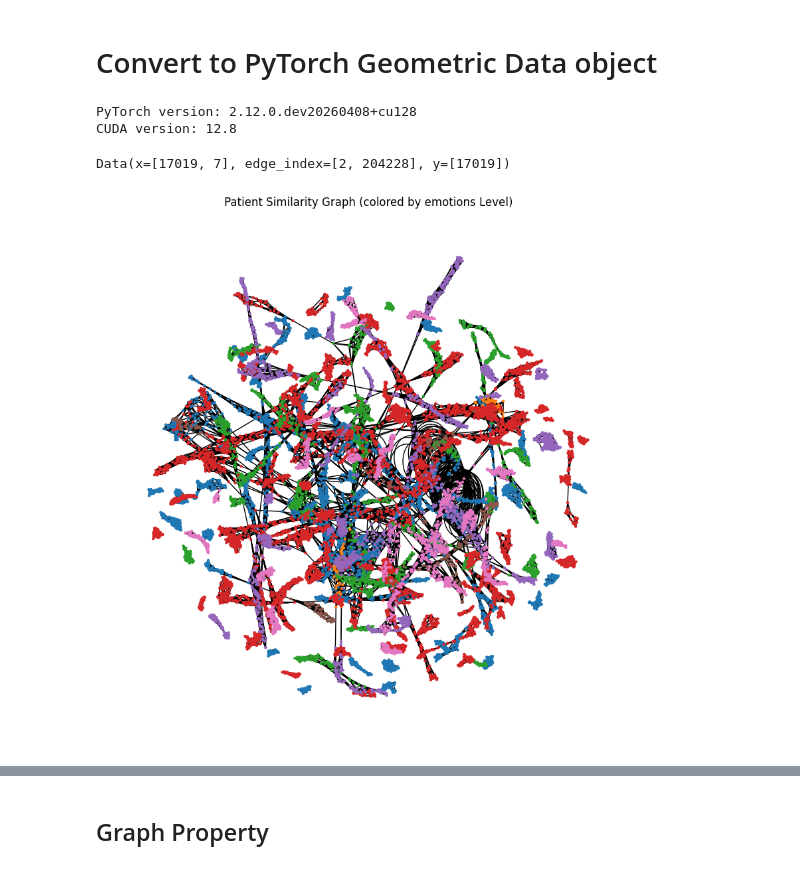
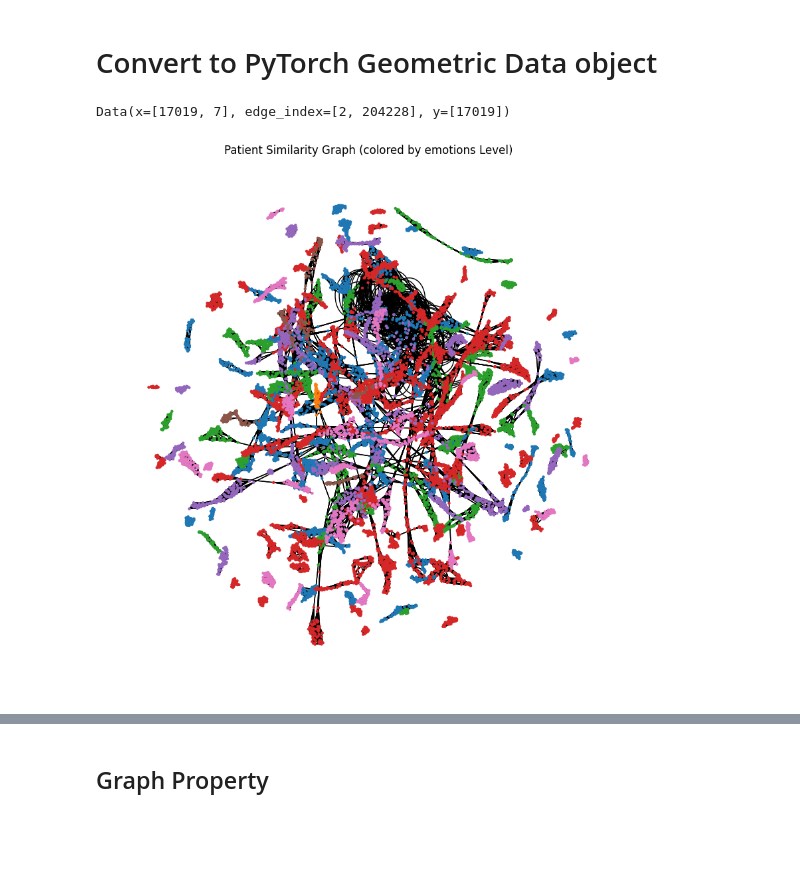
Before and after one commit to sadbinsiddique/Dl-net, a Jupyter notebook: notebook/gnn_casme2/run_gnn_casme2.ipynb, the cells around one changed output, grey strips where cells are left out. Saved outputs shown, nothing was run; the diff lists cells and outputs as text; code cells hidden in the pictures; blank space fills up the shorter version.

```diff
--- a/notebook/gnn_casme2/run_gnn_casme2.ipynb
+++ b/notebook/gnn_casme2/run_gnn_casme2.ipynb
@@ -75,11 +80,4 @@ Edge index shape: (2, 204228)
 Encoded target shape (y_level): (7,)
 # %% [markdown]
 # Convert to PyTorch Geometric Data object
-# %%
-import torch
-print(f"PyTorch version: {torch.__version__}")
-print(f"CUDA version: {torch.version.cuda}")
-# %% [output]
-PyTorch version: 2.12.0.dev20260408+cu128
-CUDA version: 12.8
 # %%
@@ -102,44 +92,37 @@ Data(x=[17019, 7], edge_index=[2, 204228], y=[17019])
 # %%
-import torch
-import matplotlib.pyplot as plt
-import networkx as nx
-from torch_geometric.utils import to_networkx
-
-# data: your PyG Data object
-# Make sure it's on CPU
 data_cpu = data.cpu()
 
 # Convert to NetworkX (undirected for nicer layout)
-G = to_networkx(data_cpu, to_undirected=True)
+G = to_networkx(data_cpu, to_undirected=True, to_multi=True)
 
 palette = [
     'tab:blue',
     'tab:orange',
     'tab:green',
     'tab:red',
     'tab:purple',
     'tab:brown',
     'tab:pink'
 ]
 
-# Node colors based on emotions Level (0 to 6)
+# Node colors based on emotions Level
 y = data_cpu.y.numpy()
 color_map = [palette[label] for label in y]
 
 # Spring layout (force-directed)
 pos = nx.spring_layout(G, k=0.1, iterations=50)
 
 plt.figure(figsize=(8, 8))
 nx.draw(
     G, pos,
     node_color=color_map,
     node_size=10,
     edge_color='black',
     linewidths=0
 )
 plt.axis('off')
 plt.title("Patient Similarity Graph (colored by emotions Level)")
 plt.show()
 # %% [output]
-[figure, old version]
+[figure, new version]
 # %%
```
Also changed, not shown: parts of 22 cells of this notebook, 12 other files.
